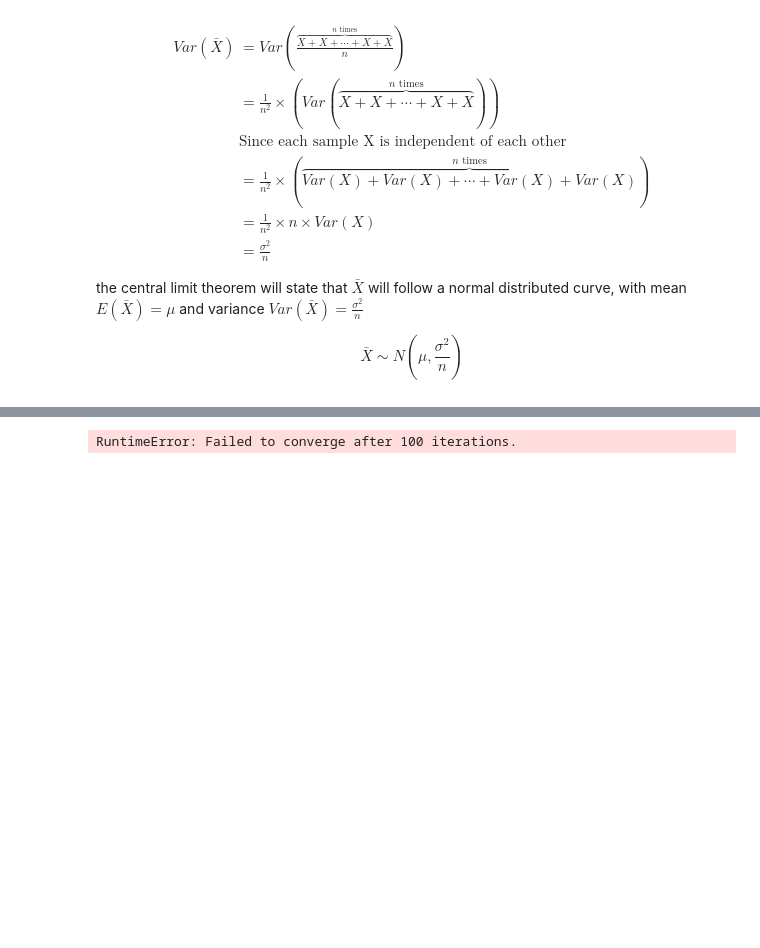
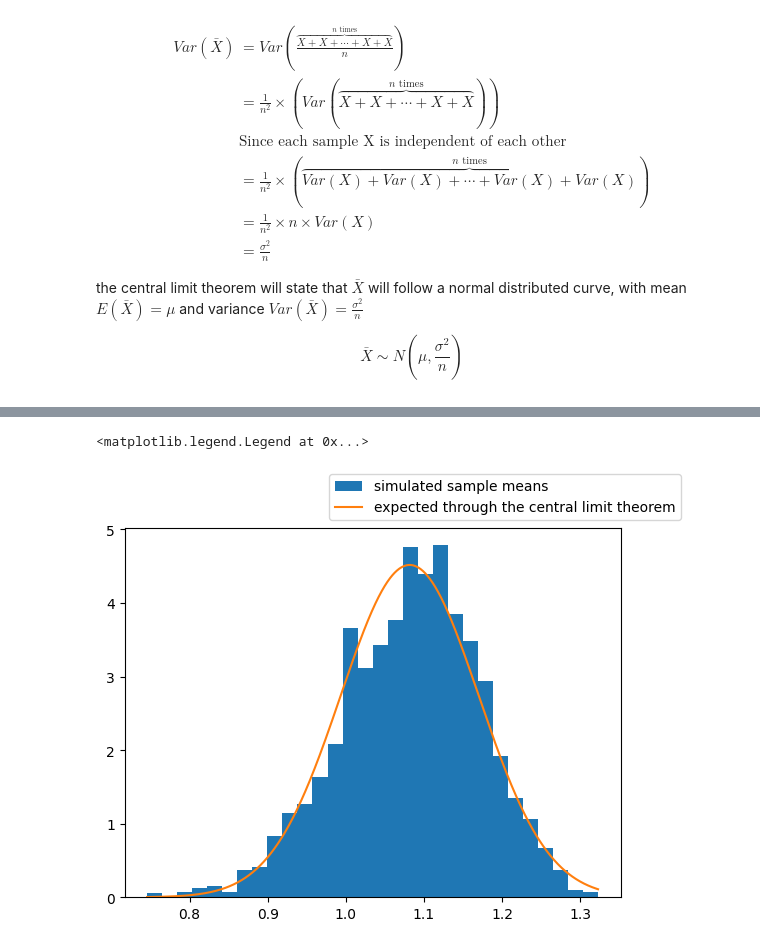
Before and after one commit to k1m-ch1/programming-files, a Jupyter notebook: statistics with numbers/4 - central_limit_theorem.ipynb, the cells around one changed output, grey strips where cells are left out. Cells and saved outputs as stored; diff of their text form; code cells hidden in the pictures; blank space fills up the shorter version.

```diff
--- a/statistics with numbers/4 - central_limit_theorem.ipynb
+++ b/statistics with numbers/4 - central_limit_theorem.ipynb
@@ -66,26 +66,26 @@ fig.legend()
 # %%
 # In the case of continuous variables
 
 xk = np.arange(1, 7, 1)
 pk = np.array([0.4, 0.05, 0.05, 0.1, 0.1,0.3])
 
 class custom_continuous_rv(stats.rv_continuous):
     def _pdf(self, x):
         return x*x
 
 # collecting n samples
-runs = 100
+runs = 2_000
 n=10
 my_continuous_rv = custom_continuous_rv(a=0, b=3**(1/3))
-my_continuous_rv.rvs()
-# list_of_sample_of_mean = np.mean(my_continuous_rv.rvs(size=(runs, n)), axis=1)
+list_of_sample_of_mean = np.mean(my_continuous_rv.rvs(size=(runs, n)), axis=1)
 
-# fig, ax = plt.subplots(nrows=1, ncols=1)
+fig, ax = plt.subplots(nrows=1, ncols=1)
 
-# ax.hist(list_of_sample_of_mean, label="simulated sample means", density=True, bins=30)
-# x_for_normal_dist = np.linspace(np.min(list_of_sample_of_mean), np.max(list_of_sample_of_mean), 1000)
-# my_normal_dist = stats.norm(my_continuous_rv.expect(), my_continuous_rv.std()/np.sqrt(n))
-# ax.plot(x_for_normal_dist,my_normal_dist.pdf(x_for_normal_dist), label="expected through the central limit theorem")
-# fig.legend()
+ax.hist(list_of_sample_of_mean, label="simulated sample means", density=True, bins=30)
+x_for_normal_dist = np.linspace(np.min(list_of_sample_of_mean), np.max(list_of_sample_of_mean), 1000)
+my_normal_dist = stats.norm(my_continuous_rv.expect(), my_continuous_rv.std()/np.sqrt(n))
+ax.plot(x_for_normal_dist,my_normal_dist.pdf(x_for_normal_dist), label="expected through the central limit theorem")
+fig.legend()
 # %% [output]
-RuntimeError: Failed to converge after 100 iterations.
+<matplotlib.legend.Legend at 0x...>
+[figure, added]
```
Also changed, not shown: parts of 1 cell of this notebook, 3 other files.
